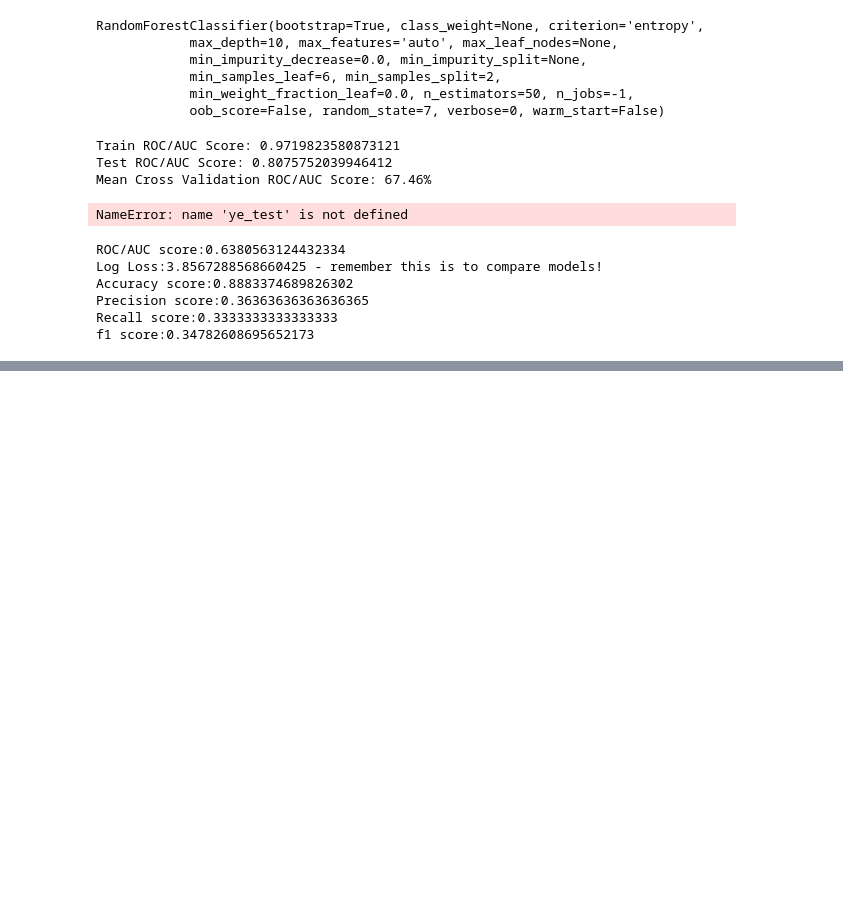
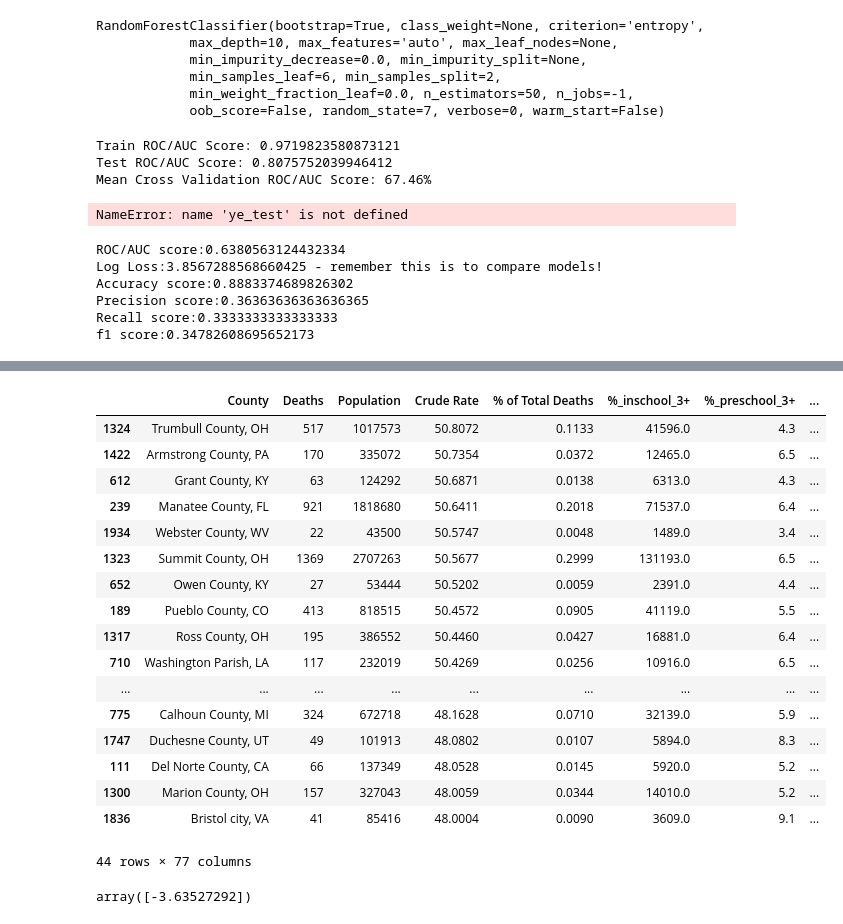
Before and after one commit to MIAISEMAN/mod_3_project, a Jupyter notebook: module_3_project.ipynb, the cells around one changed output, grey strips where cells are left out. Saved outputs shown, nothing was run; the diff lists cells and outputs as text; code cells hidden in the pictures; blank space fills up the shorter version.

```diff
--- a/module_3_project.ipynb
+++ b/module_3_project.ipynb
@@ -1066,0 +1196,26 @@ f1 score:0.34782608695652173
+# %%
+counties_encoded[(counties_encoded['Crude Rate'] >=48) &
+                (counties_encoded['Crude Rate'] <=51)].sort_values('Crude Rate', ascending=False)
+# %% [output]
+|  | County | Deaths | Population | Crude Rate | % of Total Deaths | %_inschool_3+ | %_preschool_3+ | ... |
+| 1324 | Trumbull County, OH | 517 | 1017573 | 50.8072 | 0.1133 | 41596.0 | 4.3 | ... |
+| 1422 | Armstrong County, PA | 170 | 335072 | 50.7354 | 0.0372 | 12465.0 | 6.5 | ... |
+| 612 | Grant County, KY | 63 | 124292 | 50.6871 | 0.0138 | 6313.0 | 4.3 | ... |
+| 239 | Manatee County, FL | 921 | 1818680 | 50.6411 | 0.2018 | 71537.0 | 6.4 | ... |
+| 1934 | Webster County, WV | 22 | 43500 | 50.5747 | 0.0048 | 1489.0 | 3.4 | ... |
+| 1323 | Summit County, OH | 1369 | 2707263 | 50.5677 | 0.2999 | 131193.0 | 6.5 | ... |
+| 652 | Owen County, KY | 27 | 53444 | 50.5202 | 0.0059 | 2391.0 | 4.4 | ... |
+| 189 | Pueblo County, CO | 413 | 818515 | 50.4572 | 0.0905 | 41119.0 | 5.5 | ... |
+| 1317 | Ross County, OH | 195 | 386552 | 50.4460 | 0.0427 | 16881.0 | 6.4 | ... |
+| 710 | Washington Parish, LA | 117 | 232019 | 50.4269 | 0.0256 | 10916.0 | 6.5 | ... |
+| ... | ... | ... | ... | ... | ... | ... | ... | ... |
+| 775 | Calhoun County, MI | 324 | 672718 | 48.1628 | 0.0710 | 32139.0 | 5.9 | ... |
+| 1747 | Duchesne County, UT | 49 | 101913 | 48.0802 | 0.0107 | 5894.0 | 8.3 | ... |
+| 111 | Del Norte County, CA | 66 | 137349 | 48.0528 | 0.0145 | 5920.0 | 5.2 | ... |
+| 1300 | Marion County, OH | 157 | 327043 | 48.0059 | 0.0344 | 14010.0 | 5.2 | ... |
+| 1836 | Bristol city, VA | 41 | 85416 | 48.0004 | 0.0090 | 3609.0 | 9.1 | ... |
+44 rows × 77 columns
+# %%
+pipe2.named_steps.logreg.intercept_
+# %% [output]
+array([-3.63527292])
```
Also changed, not shown: parts of 32 cells of this notebook.
